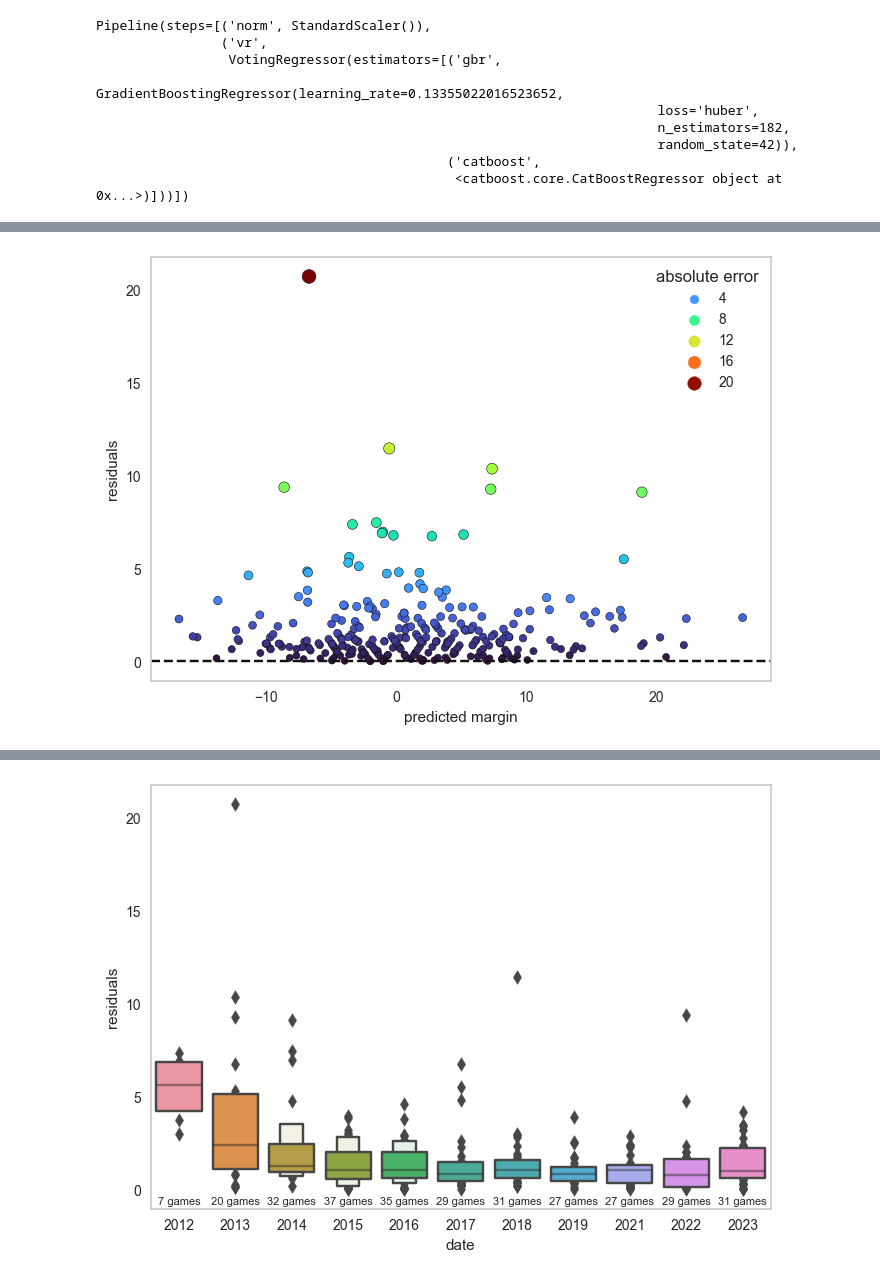
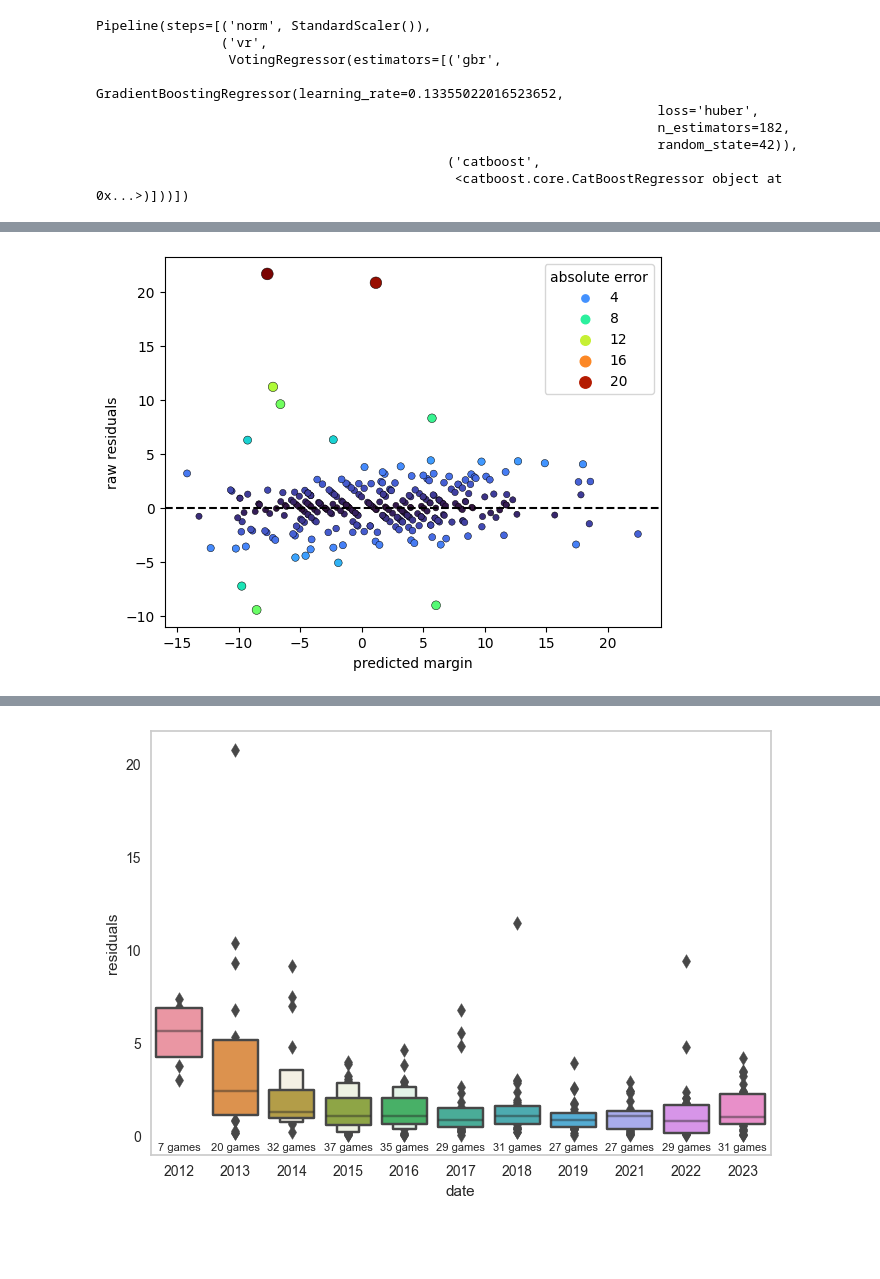
Before and after one commit to NBPub/Springboard, a Jupyter notebook: Capstone Two/18.3_Modeling.ipynb, the cells around one changed output, grey strips where cells are left out. Drawn from its saved outputs; the diff is of its cells as text; code cells hidden in the pictures; blank space fills up the shorter version.

Commit message:
final model submission checks

```diff
--- a/Capstone Two/18.3_Modeling.ipynb
+++ b/Capstone Two/18.3_Modeling.ipynb
@@ -1153,4 +1104,6 @@ model_params
 # %%
+%%time
+
 blend3 = VotingRegressor([
     ('gbr',top_tuned[1][-1]), ('catboost',top_tuned[2][-1]), ('xgb',top_tuned[3][-1]),
 ])
@@ -1167,9 +1120,9 @@ cv_results.loc[ind,'RMSE'] = -1*np.mean(cv['test_neg_root_mean_squared_error'])
 cv_results.loc[ind,'MAE'] = -1*np.mean(cv['test_neg_mean_absolute_error'])
 cv_results.loc[ind,'MAPE'] = -1*np.median(cv['test_neg_mean_absolute_percentage_error'])
 
-pipe_blend.fit(X_train,y_train)
+pipe_blend3.fit(X_train,y_train)
 
-y_pred = pipe_blend.predict(X_test)
+y_pred = pipe_blend3.predict(X_test)
 # test results
 test_results.loc[ind,'R2'] = r2_score(y_test,y_pred)
 test_results.loc[ind,'RMSE'] = np.sqrt(mean_squared_error(y_test,y_pred))
@@ -1182,7 +1138,7 @@ blend2 = VotingRegressor([
     ('gbr',top_tuned[1][-1]), ('catboost',top_tuned[2][-1]),
 ])
 pipe_blend2 = Pipeline([('norm', StandardScaler()), ('vr', blend2)])
-cv = cross_validate(pipe_blend, X_train, y_train,
+cv = cross_validate(pipe_blend2, X_train, y_train,
         scoring=['r2', 'neg_mean_absolute_error','neg_root_mean_squared_error',
                  'neg_mean_absolute_percentage_error'],
                     cv=10, n_jobs=-1)
@@ -1194,9 +1150,9 @@ cv_results.loc[ind,'RMSE'] = -1*np.mean(cv['test_neg_root_mean_squared_error'])
 cv_results.loc[ind,'MAE'] = -1*np.mean(cv['test_neg_mean_absolute_error'])
 cv_results.loc[ind,'MAPE'] = -1*np.median(cv['test_neg_mean_absolute_percentage_error'])
 
-pipe_blend.fit(X_train,y_train)
+pipe_blend2.fit(X_train,y_train)
 
-y_pred = pipe_blend.predict(X_test)
+y_pred = pipe_blend2.predict(X_test)
 # test results
 test_results.loc[ind,'R2'] = r2_score(y_test,y_pred)
 test_results.loc[ind,'RMSE'] = np.sqrt(mean_squared_error(y_test,y_pred))
@@ -1359,15 +1314,15 @@ plt.show()
 # %%
-sns.scatterplot(x=y_pred, y=residuals, hue=residuals,
+sns.scatterplot(x=y_pred, y=raw_resid, hue=residuals,
                 palette='turbo', edgecolor='k',
                 size=residuals)
 xlim = plt.xlim()
 plt.plot(xlim,[0,0], 'k--')
 plt.xlim(xlim)
 plt.legend(title='absolute error')
-plt.ylabel('residuals')
+plt.ylabel('raw residuals')
 plt.xlabel('predicted margin')
-plt.grid()
-plt.savefig('graphs/Model/final_residual-vs-predicted.png', bbox_inches='tight')
+#plt.grid()
+plt.savefig('graphs/Model/final_raw-residual-vs-predicted.png', bbox_inches='tight')
 plt.show()
 # %% [output]
-[figure, old version]
+[figure, new version]
```
Also changed, not shown: parts of 43 cells of this notebook, 12 other files.
